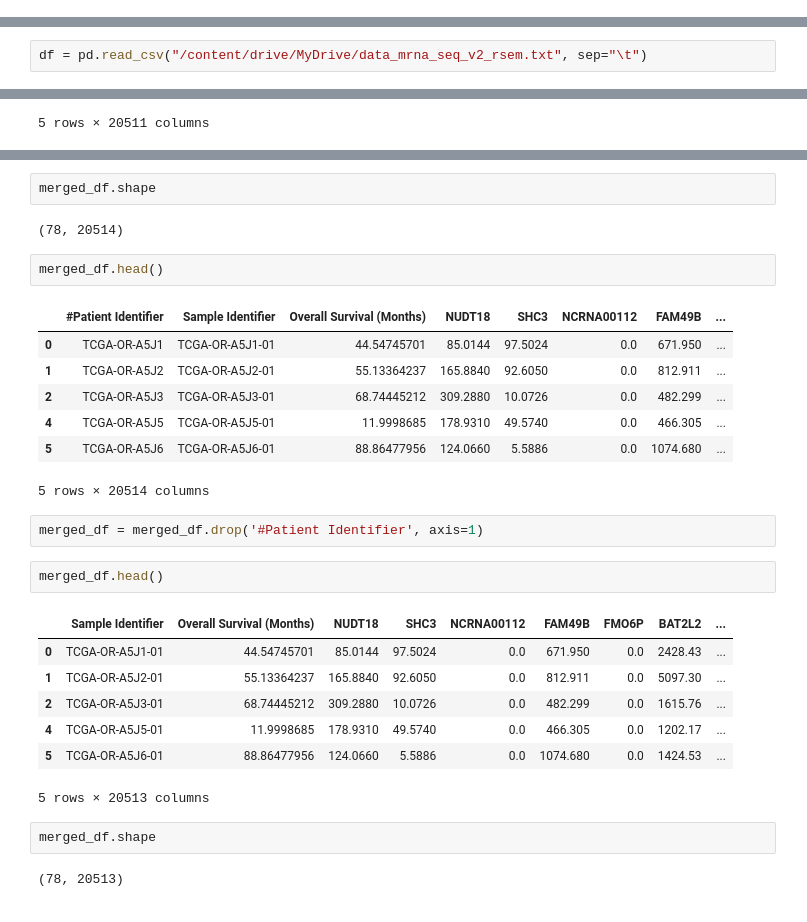
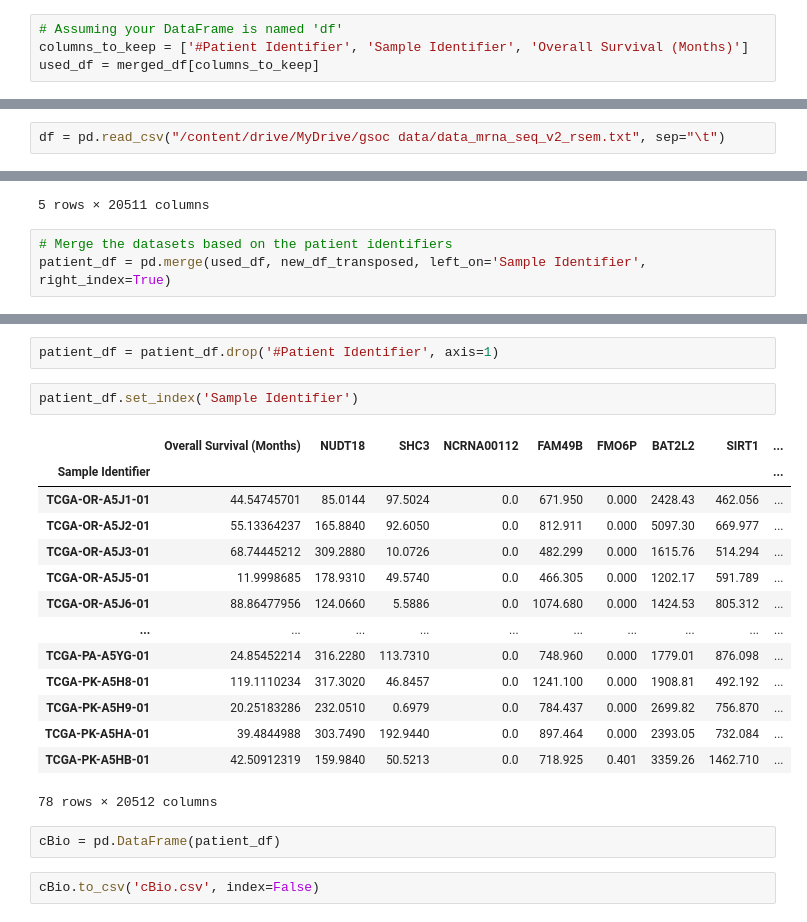
Before and after one commit to cannin/gsoc_2023_pytorch_pathway_commons, a Jupyter notebook: Notebooks/Match_between_data_clinical_patient_txt,_data_clinical_sample_txt,_and_data_mrna_seq_v2_rsem_txt_.ipynb, the cells around one changed output, grey strips where cells are left out. Drawn from its saved outputs; the diff is of its cells as text.

```diff
--- a/Notebooks/Match_between_data_clinical_patient_txt,_data_clinical_sample_txt,_and_data_mrna_seq_v2_rsem_txt_.ipynb
+++ b/Notebooks/Match_between_data_clinical_patient_txt,_data_clinical_sample_txt,_and_data_mrna_seq_v2_rsem_txt_.ipynb
@@ -200,3 +180,7 @@ used_df = merged_df.drop(columns=[ 'Oncotree Code',
+# %%
+# Assuming your DataFrame is named 'df'
+columns_to_keep = ['#Patient Identifier', 'Sample Identifier', 'Overall Survival (Months)']
+used_df = merged_df[columns_to_keep]
 # %%
 used_df.head()
 # %% [output]
@@ -216,5 +197,5 @@ dtype: int64
 # %%
-df = pd.read_csv("/content/drive/MyDrive/data_mrna_seq_v2_rsem.txt", sep="\t")
+df = pd.read_csv("/content/drive/MyDrive/gsoc data/data_mrna_seq_v2_rsem.txt", sep="\t")
 # %%
 patients = df.copy()
 patients.head()
@@ -329,4 +261,7 @@ new_df_transposed.head()
 | TCGA-OR-A5J5-01 | 178.9310 | 49.5740 | 0.0 | 466.305 | 0.0 | 1202.17 | 591.789 | 0.0 | 525.949 | 10.8443 | ... |
 | TCGA-OR-A5J6-01 | 124.0660 | 5.5886 | 0.0 | 1074.680 | 0.0 | 1424.53 | 805.312 | 0.0 | 279.987 | 3.9120 | ... |
 5 rows × 20511 columns
+# %%
+# Merge the datasets based on the patient identifiers
+patient_df = pd.merge(used_df, new_df_transposed, left_on='Sample Identifier', right_index=True)
 # %%
@@ -358,30 +281,23 @@ merged_df = pd.merge(df1, new_df_transposed, left_on='Sample Identifier', right_
-# %%
-merged_df.shape
-# %% [output]
-(78, 20514)
-# %%
-merged_df.head()
-# %% [output]
-|  | #Patient Identifier | Sample Identifier | Overall Survival (Months) | NUDT18 | SHC3 | NCRNA00112 | FAM49B | ... |
-| 0 | TCGA-OR-A5J1 | TCGA-OR-A5J1-01 | 44.54745701 | 85.0144 | 97.5024 | 0.0 | 671.950 | ... |
-| 1 | TCGA-OR-A5J2 | TCGA-OR-A5J2-01 | 55.13364237 | 165.8840 | 92.6050 | 0.0 | 812.911 | ... |
-| 2 | TCGA-OR-A5J3 | TCGA-OR-A5J3-01 | 68.74445212 | 309.2880 | 10.0726 | 0.0 | 482.299 | ... |
-| 4 | TCGA-OR-A5J5 | TCGA-OR-A5J5-01 | 11.9998685 | 178.9310 | 49.5740 | 0.0 | 466.305 | ... |
-| 5 | TCGA-OR-A5J6 | TCGA-OR-A5J6-01 | 88.86477956 | 124.0660 | 5.5886 | 0.0 | 1074.680 | ... |
-5 rows × 20514 columns
 # %%
-merged_df = merged_df.drop('#Patient Identifier', axis=1)
+patient_df = patient_df.drop('#Patient Identifier', axis=1)
-# %%
-merged_df.head()
-# %% [output]
-|  | Sample Identifier | Overall Survival (Months) | NUDT18 | SHC3 | NCRNA00112 | FAM49B | FMO6P | BAT2L2 | ... |
-| 0 | TCGA-OR-A5J1-01 | 44.54745701 | 85.0144 | 97.5024 | 0.0 | 671.950 | 0.0 | 2428.43 | ... |
-| 1 | TCGA-OR-A5J2-01 | 55.13364237 | 165.8840 | 92.6050 | 0.0 | 812.911 | 0.0 | 5097.30 | ... |
-| 2 | TCGA-OR-A5J3-01 | 68.74445212 | 309.2880 | 10.0726 | 0.0 | 482.299 | 0.0 | 1615.76 | ... |
-| 4 | TCGA-OR-A5J5-01 | 11.9998685 | 178.9310 | 49.5740 | 0.0 | 466.305 | 0.0 | 1202.17 | ... |
-| 5 | TCGA-OR-A5J6-01 | 88.86477956 | 124.0660 | 5.5886 | 0.0 | 1074.680 | 0.0 | 1424.53 | ... |
-5 rows × 20513 columns
-# %%
-merged_df.shape
-# %% [output]
-(78, 20513)
+# %%
+patient_df.set_index('Sample Identifier')
+# %% [output]
+|  | Overall Survival (Months) | NUDT18 | SHC3 | NCRNA00112 | FAM49B | FMO6P | BAT2L2 | SIRT1 | ... |
+| Sample Identifier |  |  |  |  |  |  |  |  | ... |
+| TCGA-OR-A5J1-01 | 44.54745701 | 85.0144 | 97.5024 | 0.0 | 671.950 | 0.000 | 2428.43 | 462.056 | ... |
+| TCGA-OR-A5J2-01 | 55.13364237 | 165.8840 | 92.6050 | 0.0 | 812.911 | 0.000 | 5097.30 | 669.977 | ... |
+| TCGA-OR-A5J3-01 | 68.74445212 | 309.2880 | 10.0726 | 0.0 | 482.299 | 0.000 | 1615.76 | 514.294 | ... |
+| TCGA-OR-A5J5-01 | 11.9998685 | 178.9310 | 49.5740 | 0.0 | 466.305 | 0.000 | 1202.17 | 591.789 | ... |
+| TCGA-OR-A5J6-01 | 88.86477956 | 124.0660 | 5.5886 | 0.0 | 1074.680 | 0.000 | 1424.53 | 805.312 | ... |
+| ... | ... | ... | ... | ... | ... | ... | ... | ... | ... |
+| TCGA-PA-A5YG-01 | 24.85452214 | 316.2280 | 113.7310 | 0.0 | 748.960 | 0.000 | 1779.01 | 876.098 | ... |
+| TCGA-PK-A5H8-01 | 119.1110234 | 317.3020 | 46.8457 | 0.0 | 1241.100 | 0.000 | 1908.81 | 492.192 | ... |
+| TCGA-PK-A5H9-01 | 20.25183286 | 232.0510 | 0.6979 | 0.0 | 784.437 | 0.000 | 2699.82 | 756.870 | ... |
+| TCGA-PK-A5HA-01 | 39.4844988 | 303.7490 | 192.9440 | 0.0 | 897.464 | 0.000 | 2393.05 | 732.084 | ... |
+| TCGA-PK-A5HB-01 | 42.50912319 | 159.9840 | 50.5213 | 0.0 | 718.925 | 0.401 | 3359.26 | 1462.710 | ... |
+78 rows × 20512 columns
+# %%
+cBio = pd.DataFrame(patient_df)
+# %%
+cBio.to_csv('cBio.csv', index=False)
```
Also changed, not shown: parts of 22 cells of this notebook, 1 other file.
